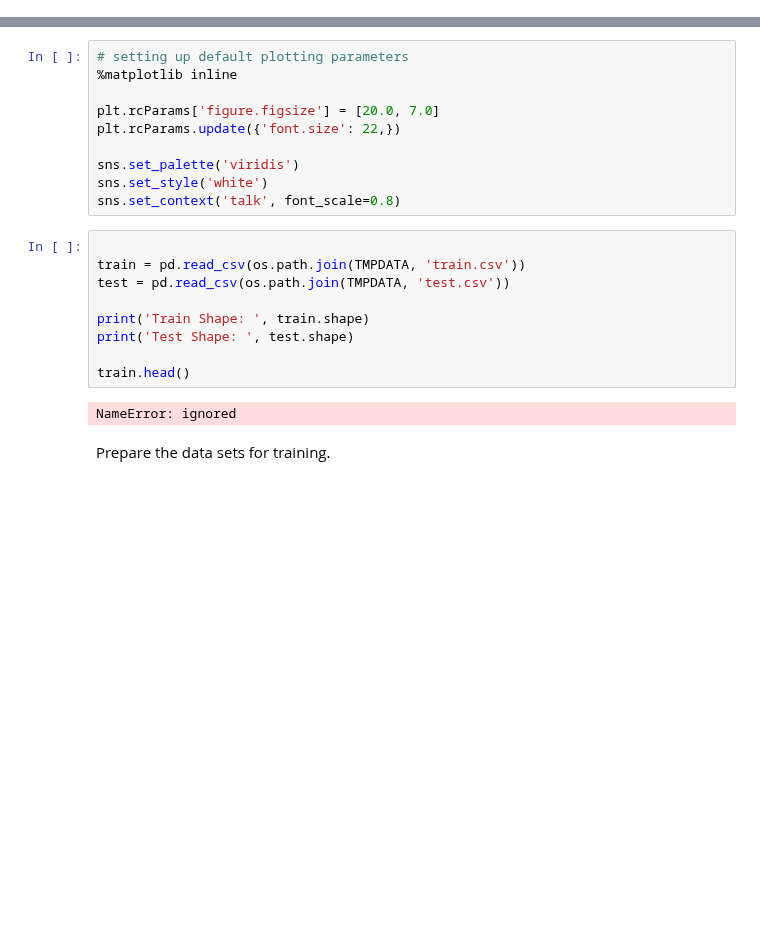
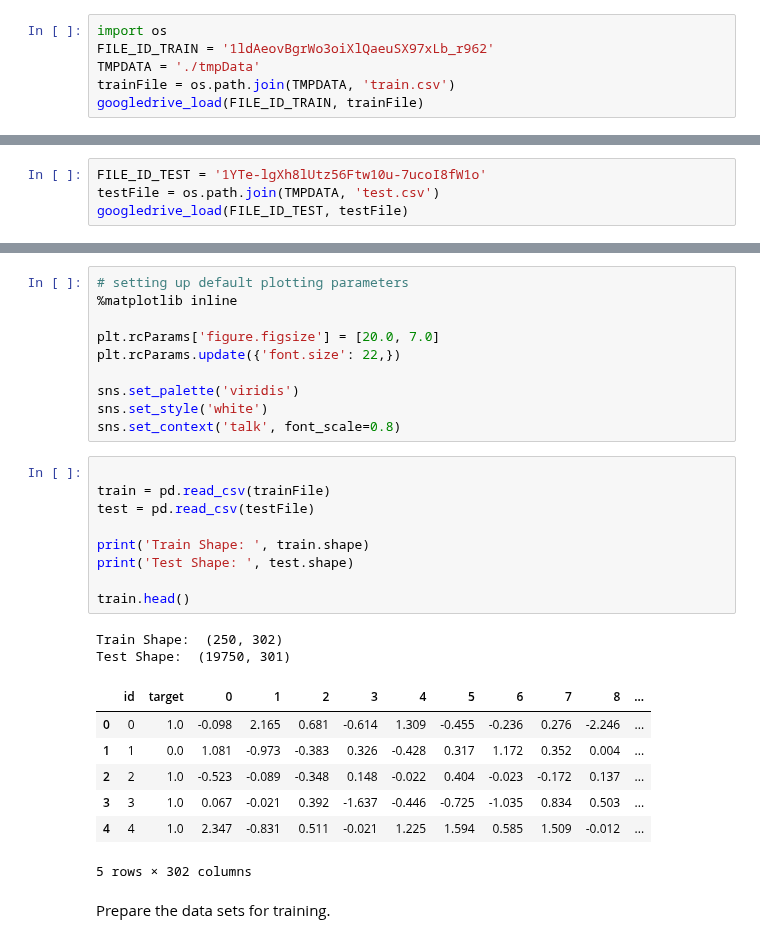
Before and after one commit to jfogarty/machine-learning-intro-workshop, a Jupyter notebook: notebooks/hyperparameter_tuning.ipynb, the cells around one changed output, grey strips where cells are left out. Drawn from its saved outputs; the diff is of its cells as text; blank space fills up the shorter version.

```diff
--- a/notebooks/hyperparameter_tuning.ipynb
+++ b/notebooks/hyperparameter_tuning.ipynb
@@ -59,0 +77,6 @@ datafile=os.path.join(TMPDATA, filename)
+# %%
+import os
+FILE_ID_TRAIN = '1ldAeovBgrWo3oiXlQaeuSX97xLb_r962'
+TMPDATA = './tmpData'
+trainFile = os.path.join(TMPDATA, 'train.csv')
+googledrive_load(FILE_ID_TRAIN, trainFile)
@@ -59,0 +85,4 @@ datafile=os.path.join(TMPDATA, filename)
+# %%
+FILE_ID_TEST = '1YTe-lgXh8lUtz56Ftw10u-7ucoI8fW1o'
+testFile = os.path.join(TMPDATA, 'test.csv')
+googledrive_load(FILE_ID_TEST, testFile)
@@ -69,15 +106,23 @@ sns.set_style('white')
 sns.set_context('talk', font_scale=0.8)
 # %%
 
-train = pd.read_csv(os.path.join(TMPDATA, 'train.csv'))
-test = pd.read_csv(os.path.join(TMPDATA, 'test.csv'))
+train = pd.read_csv(trainFile)
+test = pd.read_csv(testFile)
 
 print('Train Shape: ', train.shape)
 print('Test Shape: ', test.shape)
 
 train.head()
 # %% [output]
-NameError: ignored
+Train Shape:  (250, 302)
+Test Shape:  (19750, 301)
+|  | id | target | 0 | 1 | 2 | 3 | 4 | 5 | 6 | 7 | 8 | ... |
+| 0 | 0 | 1.0 | -0.098 | 2.165 | 0.681 | -0.614 | 1.309 | -0.455 | -0.236 | 0.276 | -2.246 | ... |
+| 1 | 1 | 0.0 | 1.081 | -0.973 | -0.383 | 0.326 | -0.428 | 0.317 | 1.172 | 0.352 | 0.004 | ... |
+| 2 | 2 | 1.0 | -0.523 | -0.089 | -0.348 | 0.148 | -0.022 | 0.404 | -0.023 | -0.172 | 0.137 | ... |
+| 3 | 3 | 1.0 | 0.067 | -0.021 | 0.392 | -1.637 | -0.446 | -0.725 | -1.035 | 0.834 | 0.503 | ... |
+| 4 | 4 | 1.0 | 2.347 | -0.831 | 0.511 | -0.021 | 1.225 | 1.594 | 0.585 | 1.509 | -0.012 | ... |
+5 rows × 302 columns
 # %% [markdown]
 Prepare the data sets for training.
 # %%
```
Also changed, not shown: parts of 5 cells of this notebook.
